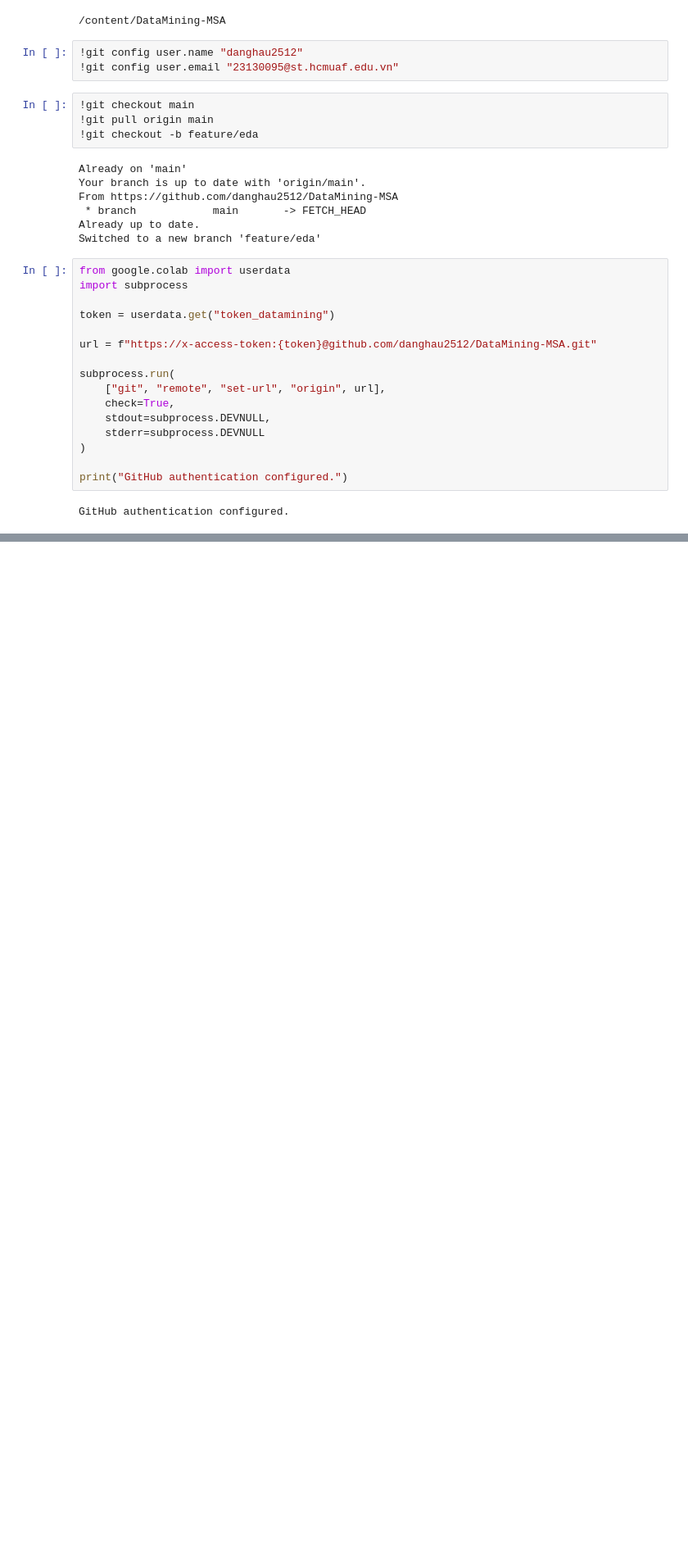
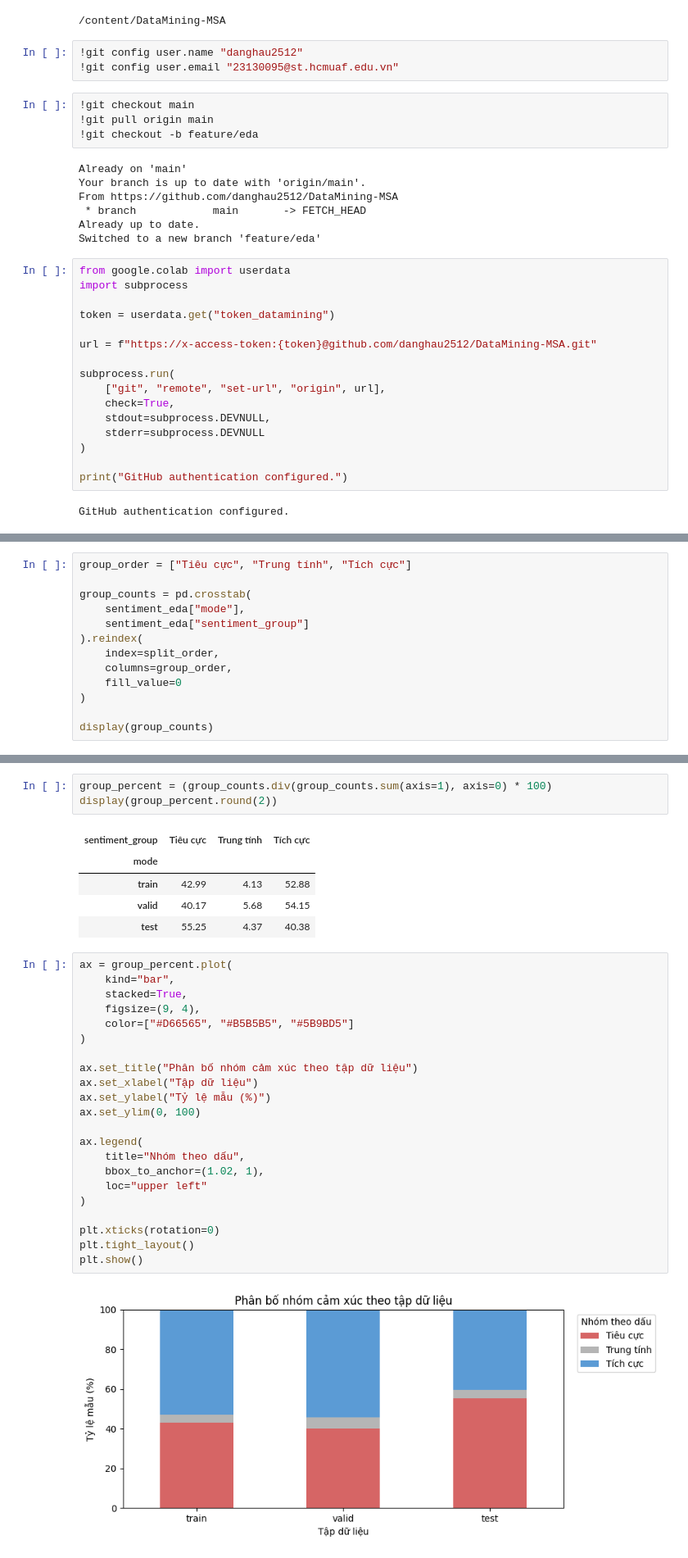
Before and after one commit to danghau2512/DataMining-MSA, a Jupyter notebook: src/notebooks/01_EDA.ipynb, the cells around one changed output, grey strips where cells are left out. Shown at 82% size. Saved outputs shown, nothing was run; the diff lists cells and outputs as text; blank space fills up the shorter version.

```diff
--- a/src/notebooks/01_EDA.ipynb
+++ b/src/notebooks/01_EDA.ipynb
@@ -54,0 +627,13 @@ fatal: not a git repository (or any of the parent directories): .git
+# %%
+group_order = ["Tiêu cực", "Trung tính", "Tích cực"]
+
+group_counts = pd.crosstab(
+    sentiment_eda["mode"],
+    sentiment_eda["sentiment_group"]
+).reindex(
+    index=split_order,
+    columns=group_order,
+    fill_value=0
+)
+
+display(group_counts)
@@ -54,0 +646,33 @@ fatal: not a git repository (or any of the parent directories): .git
+# %%
+group_percent = (group_counts.div(group_counts.sum(axis=1), axis=0) * 100)
+display(group_percent.round(2))
+# %% [output]
+| sentiment_group | Tiêu cực | Trung tính | Tích cực |
+| mode |  |  |  |
+| train | 42.99 | 4.13 | 52.88 |
+| valid | 40.17 | 5.68 | 54.15 |
+| test | 55.25 | 4.37 | 40.38 |
+# %%
+ax = group_percent.plot(
+    kind="bar",
+    stacked=True,
+    figsize=(9, 4),
+    color=["#D66565", "#B5B5B5", "#5B9BD5"]
+)
+
+ax.set_title("Phân bố nhóm cảm xúc theo tập dữ liệu")
+ax.set_xlabel("Tập dữ liệu")
+ax.set_ylabel("Tỷ lệ mẫu (%)")
+ax.set_ylim(0, 100)
+
+ax.legend(
+    title="Nhóm theo dấu",
+    bbox_to_anchor=(1.02, 1),
+    loc="upper left"
+)
+
+plt.xticks(rotation=0)
+plt.tight_layout()
+plt.show()
+# %% [output]
+[figure, added]
```
Also changed, not shown: parts of 44 cells of this notebook.
